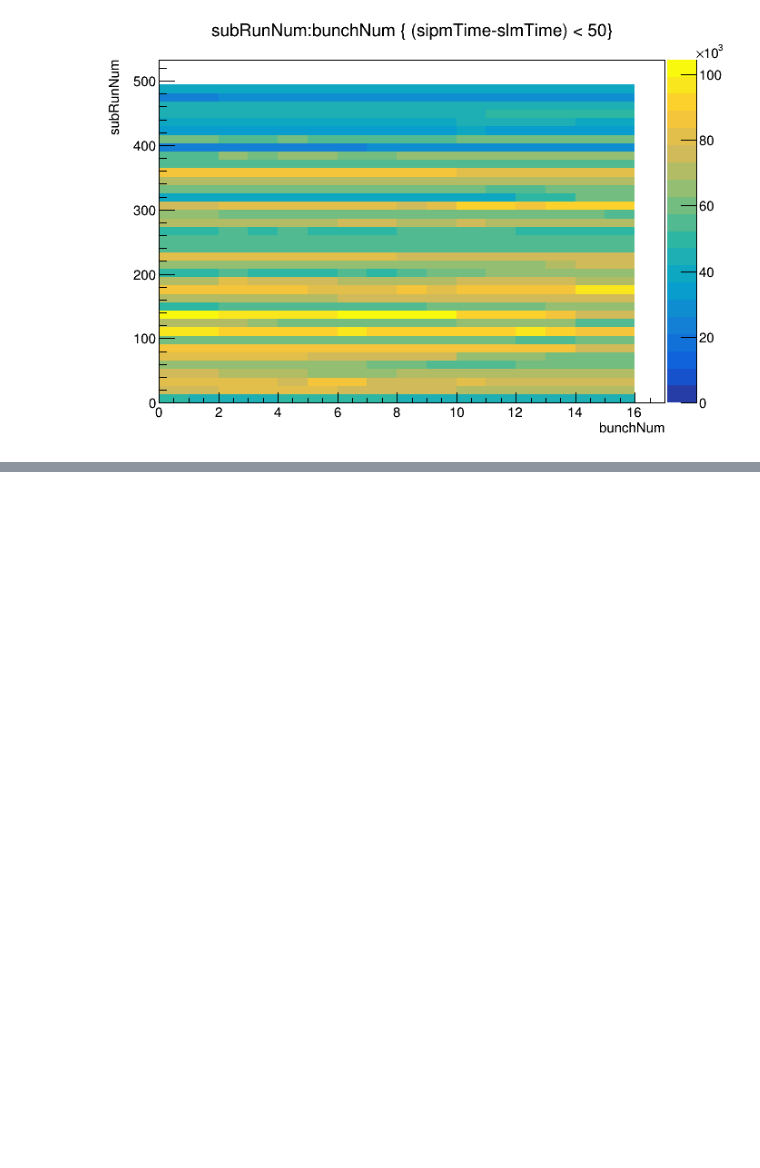
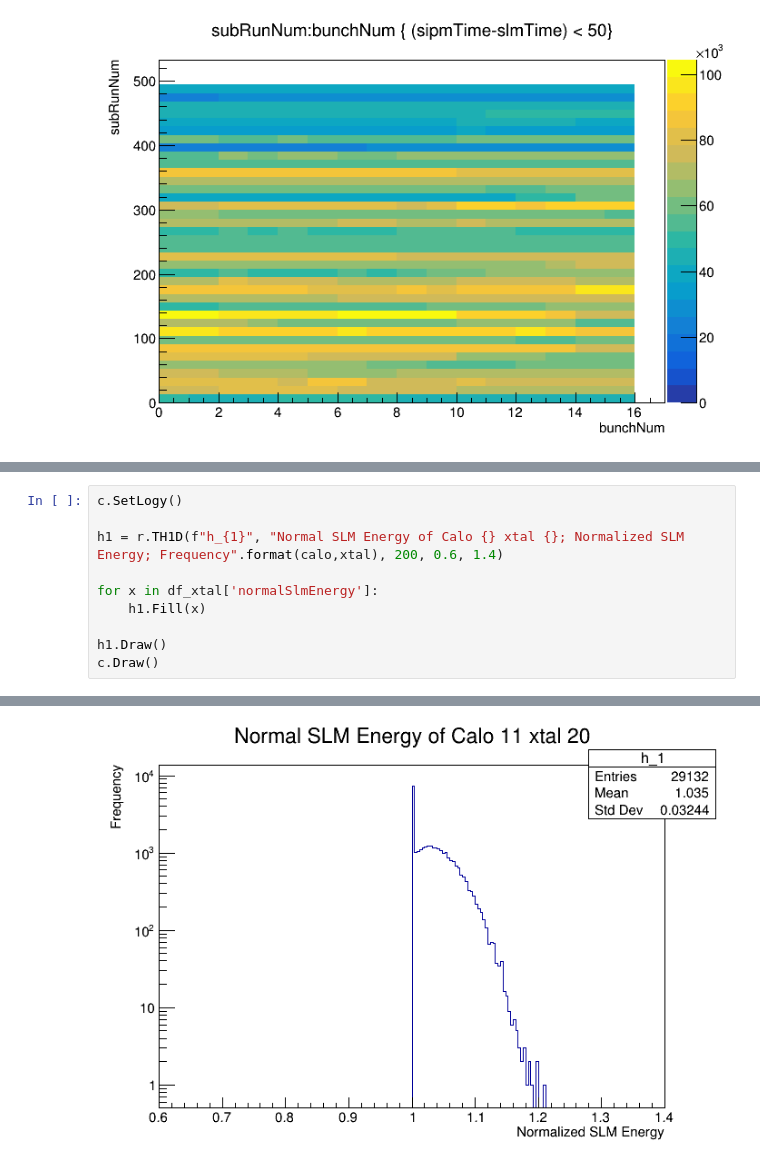
Before and after one commit to AditJain13/Run2C_Analysis, a Jupyter notebook: Bunch_Num_Avg.ipynb, the cells around one changed output, grey strips where cells are left out. Drawn from its saved outputs; the diff is of its cells as text; blank space fills up the shorter version.

```diff
--- a/Bunch_Num_Avg.ipynb
+++ b/Bunch_Num_Avg.ipynb
@@ -334,0 +130,11 @@ plt.colorbar()
+# %%
+c.SetLogy()
+
+h1 = r.TH1D(f"h_{1}", "Normal SLM Energy of Calo {} xtal {}; Normalized SLM Energy; Frequency".format(calo,xtal), 200, 0.6, 1.4)
+
+for x in df_xtal['normalSlmEnergy']:
+    h1.Fill(x)
+
+h1.Draw()
+c.Draw()
+# %% [output]
@@ -334,0 +142 @@ plt.colorbar()
+[figure, added]
```
Also changed, not shown: parts of 51 cells of this notebook.
